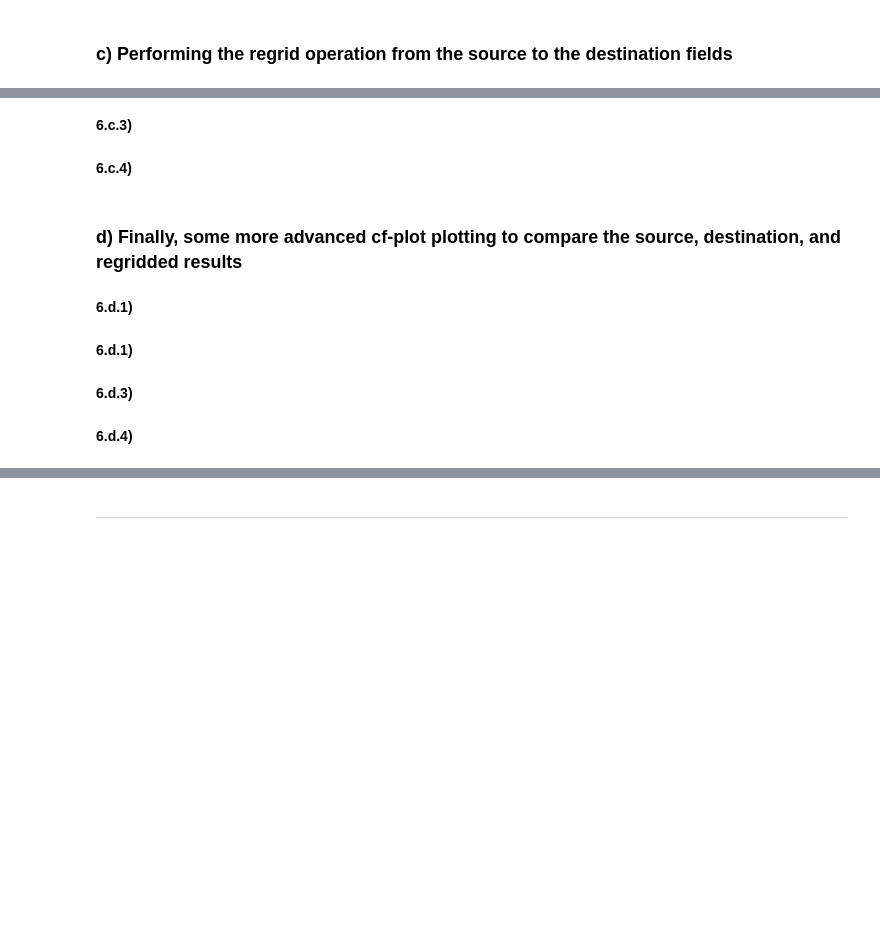
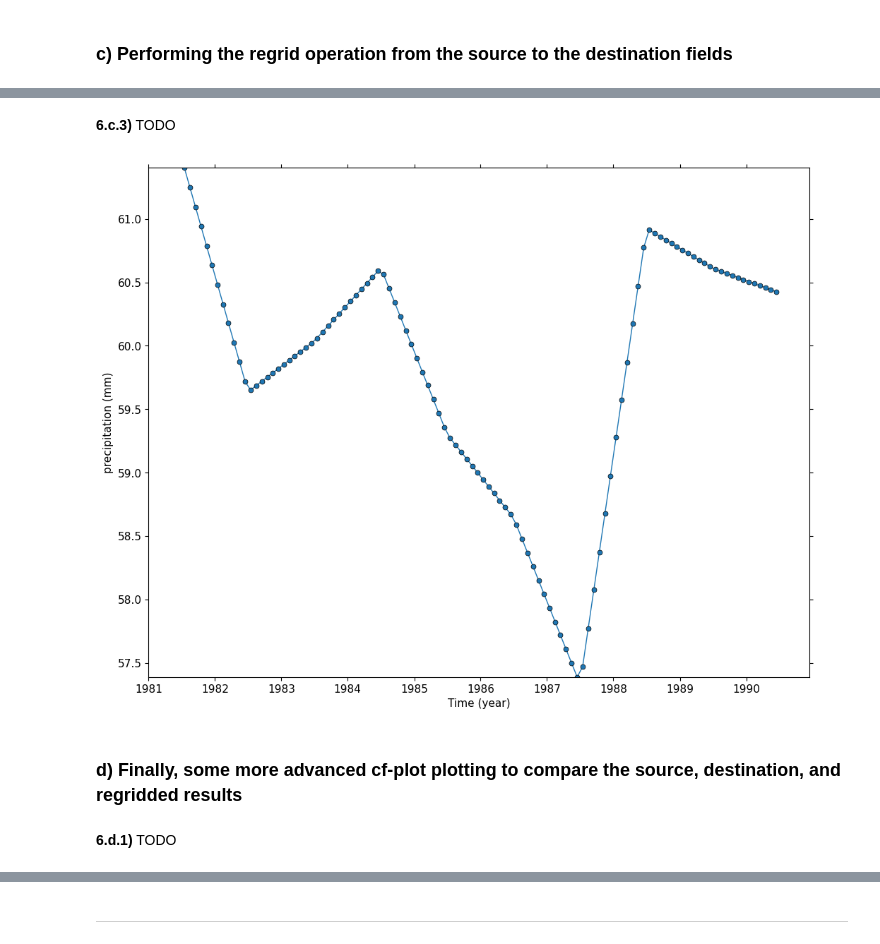
Before and after one commit to NCAS-CMS/cf-tools-training, a Jupyter notebook: new_course/practical_for_intro_to_ncas_cf_data_tools.ipynb, the cells around one changed output, grey strips where cells are left out. Saved outputs shown, nothing was run; the diff lists cells and outputs as text; code cells hidden in the pictures; blank space fills up the shorter version.

```diff
--- a/new_course/practical_for_intro_to_ncas_cf_data_tools.ipynb
+++ b/new_course/practical_for_intro_to_ncas_cf_data_tools.ipynb
@@ -875,0 +901,7 @@ cfp.gclose()
+# %%
+dest_field = dest_field.squeeze()
+print(dest_field)
+source_field = source_field.squeeze()
+print(source_field)
+#linear_regridded_field = source_field.regrids(dest_field, method="linear")
+#print(linear_regridded_field)
@@ -877,0 +925,3 @@ cfp.gclose()
+# %%
+linear_regridded_field = source_field.regridc(dest_field, method="linear", axes="T")
+print(linear_regridded_field)
@@ -878,14 +936,10 @@ cfp.gclose()
 # %% [markdown]
-**6.c.3)**
+**6.c.3)** TODO
-# %% [markdown]
-**6.c.4)**
+# %%
+cfp.lineplot(linear_regridded_field, marker="o")
+# %% [output]
+[figure, added]
 # %% [markdown]
 ### d) Finally, some more advanced cf-plot plotting to compare the source, destination, and regridded results
 # %% [markdown]
-**6.d.1)**
+**6.d.1)** TODO
-# %% [markdown]
-**6.d.1)**
-# %% [markdown]
-**6.d.3)**
-# %% [markdown]
-**6.d.4)**
```
Also changed, not shown: parts of 20 cells of this notebook.
